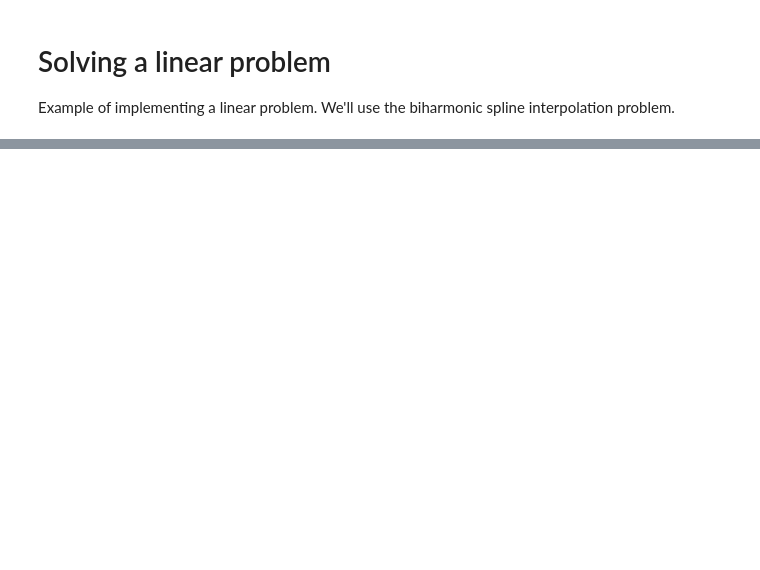
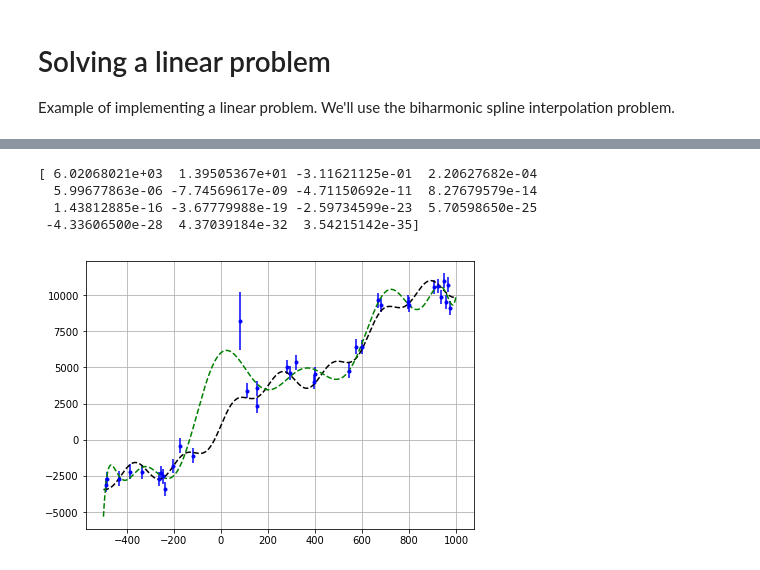
Before and after one commit to opengeophysics/deeplook, a Jupyter notebook: doc/linear_model.ipynb, the cells around one changed output, grey strips where cells are left out. Drawn from its saved outputs; the diff is of its cells as text; code cells hidden in the pictures; blank space fills up the shorter version.

```diff
--- a/doc/linear_model.ipynb
+++ b/doc/linear_model.ipynb
@@ -28,0 +41,46 @@ from deeplook.regularization import Damping
+# %%
+class PolynomialRegression():
+
+    def __init__(self, degree, damping=None):
+        self.degree = degree
+        self.damping = damping
+
+    def predict(self, x):
+        return self.jacobian(x).dot(self.params_)
+
+    def jacobian(self, x):
+        nparams = self.degree + 1
+        ndata = x.size
+        jac = np.empty((ndata, nparams), dtype=np.float64)
+        for col in range(nparams):
+            jac[:, col] = x**col
+        return jac
+
+    def fit(self, x, y, weights=None):
+        jacobian = self.jacobian(x)
+        regul = []
+        if self.damping is not None:
+            regul.append(Damping(regul_param=self.damping,
+                                 nparams=self.degree + 1))
+        self.misfit = LinearMisfit(data=y, jacobian=jacobian,
+                                   weights=weights, normalize=True,
+                                   regularization=regul)
+        self.params_ = self.misfit.minimize()
+        return self
+# %%
+poly = PolynomialRegression(degree=14).fit(x_obs, y_obs)
+print(poly.params_)
+
+plt.figure()
+ax1 = plt.subplot(111)
+ax1.errorbar(x_obs, y_obs, yerr=y_error, fmt='.b')
+ax1.plot(x, y, '--k')
+ax1.plot(x, poly.predict(x), '--g')
+ax1.grid()
+plt.tight_layout(pad=0)
+# %% [output]
+[ 6.02068021e+03  1.39505367e+01 -3.11621125e-01  2.20627682e-04
+  5.99677863e-06 -7.74569617e-09 -4.71150692e-11  8.27679579e-14
+  1.43812885e-16 -3.67779988e-19 -2.59734599e-23  5.70598650e-25
+ -4.33606500e-28  4.37039184e-32  3.54215142e-35]
+[figure, added]
```
Also changed, not shown: parts of 20 cells of this notebook, 3 other files.
